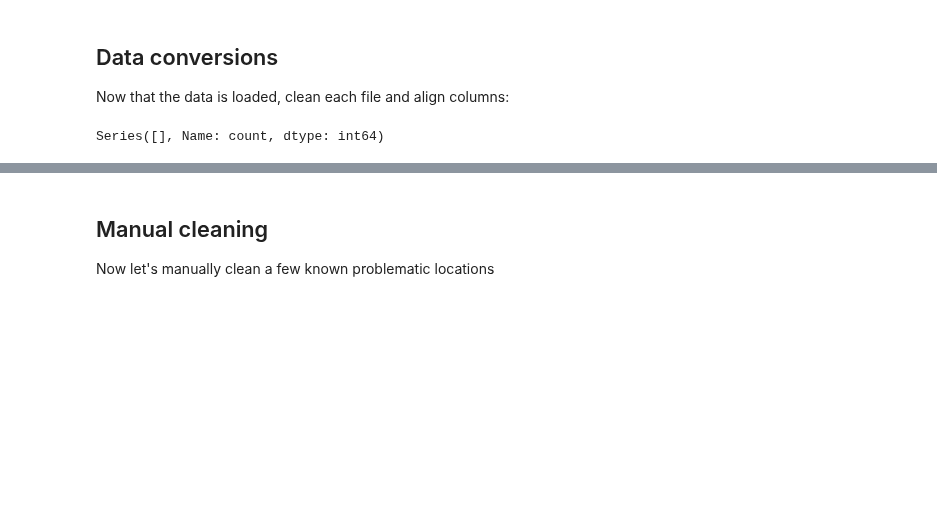
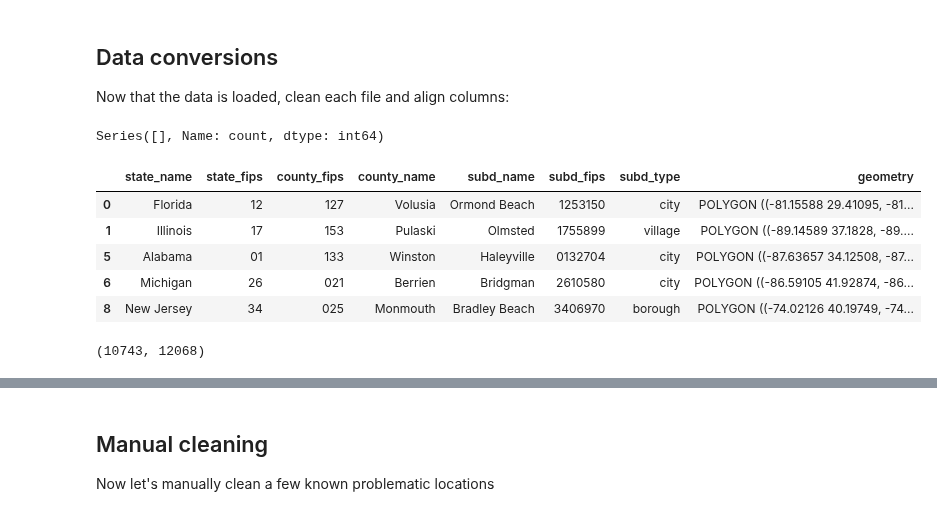
Before and after one commit to NatLabRockies/COMPASS, a Jupyter notebook: support/jurisdictions/compile_jurisdiction_gpkg.ipynb, the cells around one changed output, grey strips where cells are left out. Drawn from its saved outputs; the diff is of its cells as text; code cells hidden in the pictures; blank space fills up the shorter version.

```diff
--- a/support/jurisdictions/compile_jurisdiction_gpkg.ipynb
+++ b/support/jurisdictions/compile_jurisdiction_gpkg.ipynb
@@ -201,3 +206,75 @@ states = states[
         'geometry'
     ]
 ].to_crs(subd.crs)
+# %%
+# Have to handle subdivisions + places carefully to avoid duplicate entries
+
+def _normalize_jurisdiction_name(name):
+    """Normalize jurisdiction names for resilient comparisons"""
+    if name is None or pd.isna(name):
+        return ""
+
+    normalized_name = unicodedata.normalize("NFKD", str(name).casefold())
+    return "".join(char for char in normalized_name if char.isalnum())
+
+
+replacements = {}
+to_drop_place_fips = set()
+to_drop_subd_fips = set()
+merged_rows = []
+
+for __, place_row in tqdm(place.iterrows(), total=len(place)):
+    place_geom = gpd.GeoSeries([place_row.geometry], crs=place.crs).to_crs(
+        subd.crs
+    )
+    intersecting_subd = subd.loc[subd.intersects(place_geom.iloc[0])].copy()
+    if len(intersecting_subd) == 0:
+        msg = (
+            "No matching subdivisions found for place "
+            f"{place_row['subd_name']} in state {place_row['state_name']}"
+        )
+        raise ValueError(msg)
+
+    place_name = _normalize_jurisdiction_name(place_row["subd_name"])
+    matching_subd = intersecting_subd.loc[
+        intersecting_subd["subd_name"].map(_normalize_jurisdiction_name)
+        == place_name
+    ]
+    if len(matching_subd) == 0:
+        continue
+
+    matching_subd = matching_subd.copy()
+    # match_resolution = resolve_place_match(place_row, matching_subd)
+    to_drop_place_fips.add(place_row["subd_fips"])
+    to_drop_subd_fips.update(matching_subd["subd_fips"].tolist())
+
+    merged_row = place_row.copy()
+    merged_row["geometry"] = matching_subd.geometry.union_all()
+
+    counties = matching_subd["county_name"].dropna().unique()
+    if len(counties) == 1:
+        merged_row["county_name"] = matching_subd.iloc[0]["county_name"]
+        merged_row["county_fips"] = matching_subd.iloc[0]["county_fips"]
+
+    merged_rows.append(merged_row)
+
+    for matched_subd_type in matching_subd["subd_type"].dropna().unique():
+        replacements.setdefault(matched_subd_type, {}).setdefault(
+            place_row["subd_type"], set()
+        ).add(place_row["subd_fips"] )
+
+merged = gpd.GeoDataFrame(
+    merged_rows, columns=place.columns, geometry="geometry", crs=place.crs
+)
+merged.head()
+# %% [output]
+|  | state_name | state_fips | county_fips | county_name | subd_name | subd_fips | subd_type | geometry |
+| 0 | Florida | 12 | 127 | Volusia | Ormond Beach | 1253150 | city | POLYGON ((-81.15588 29.41095, -81... |
+| 1 | Illinois | 17 | 153 | Pulaski | Olmsted | 1755899 | village | POLYGON ((-89.14589 37.1828, -89.... |
+| 5 | Alabama | 01 | 133 | Winston | Haleyville | 0132704 | city | POLYGON ((-87.63657 34.12508, -87... |
+| 6 | Michigan | 26 | 021 | Berrien | Bridgman | 2610580 | city | POLYGON ((-86.59105 41.92874, -86... |
+| 8 | New Jersey | 34 | 025 | Monmouth | Bradley Beach | 3406970 | borough | POLYGON ((-74.02126 40.19749, -74... |
+# %%
+len(to_drop_place_fips), len(to_drop_subd_fips)
+# %% [output]
+(10743, 12068)
```
Also changed, not shown: parts of 10 cells of this notebook.
